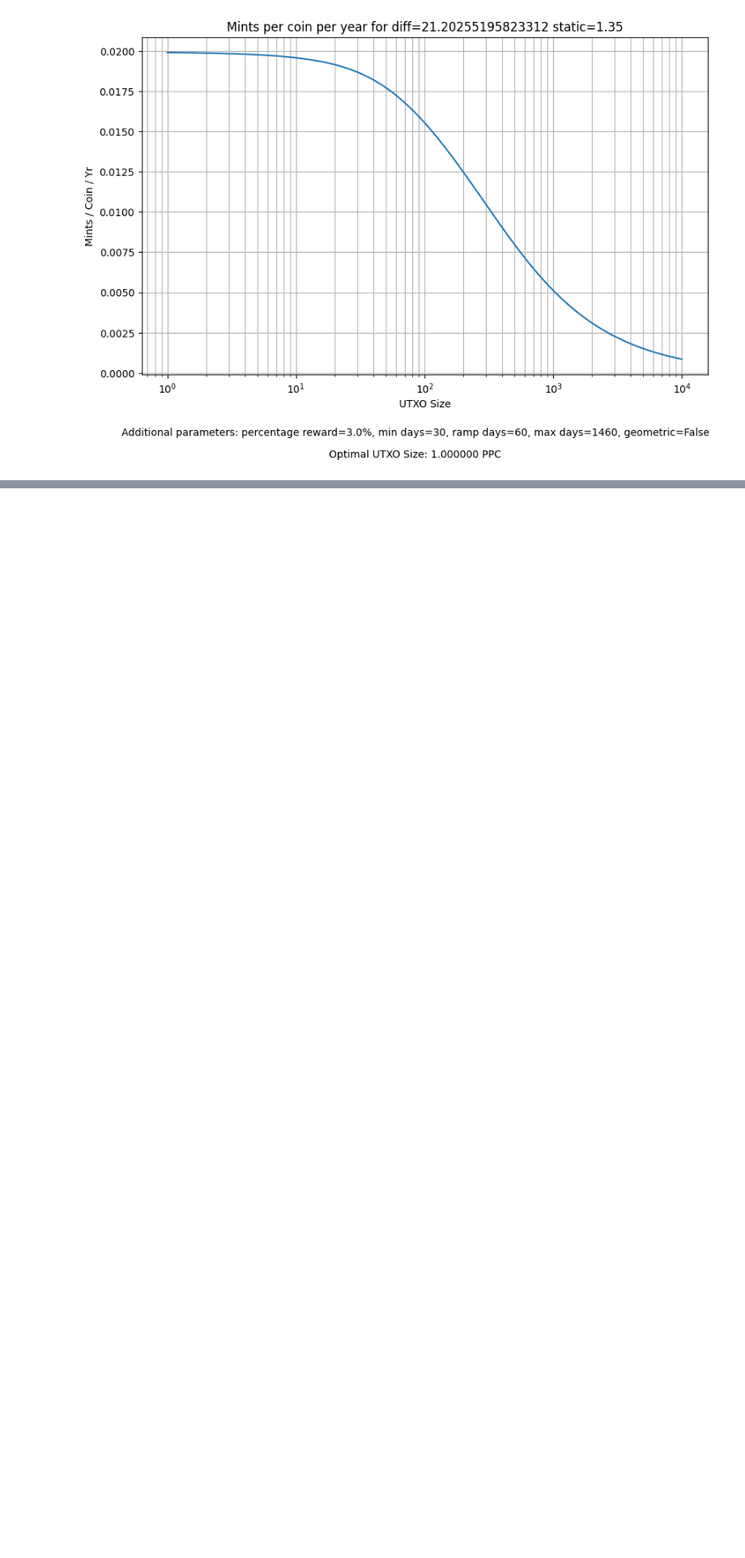
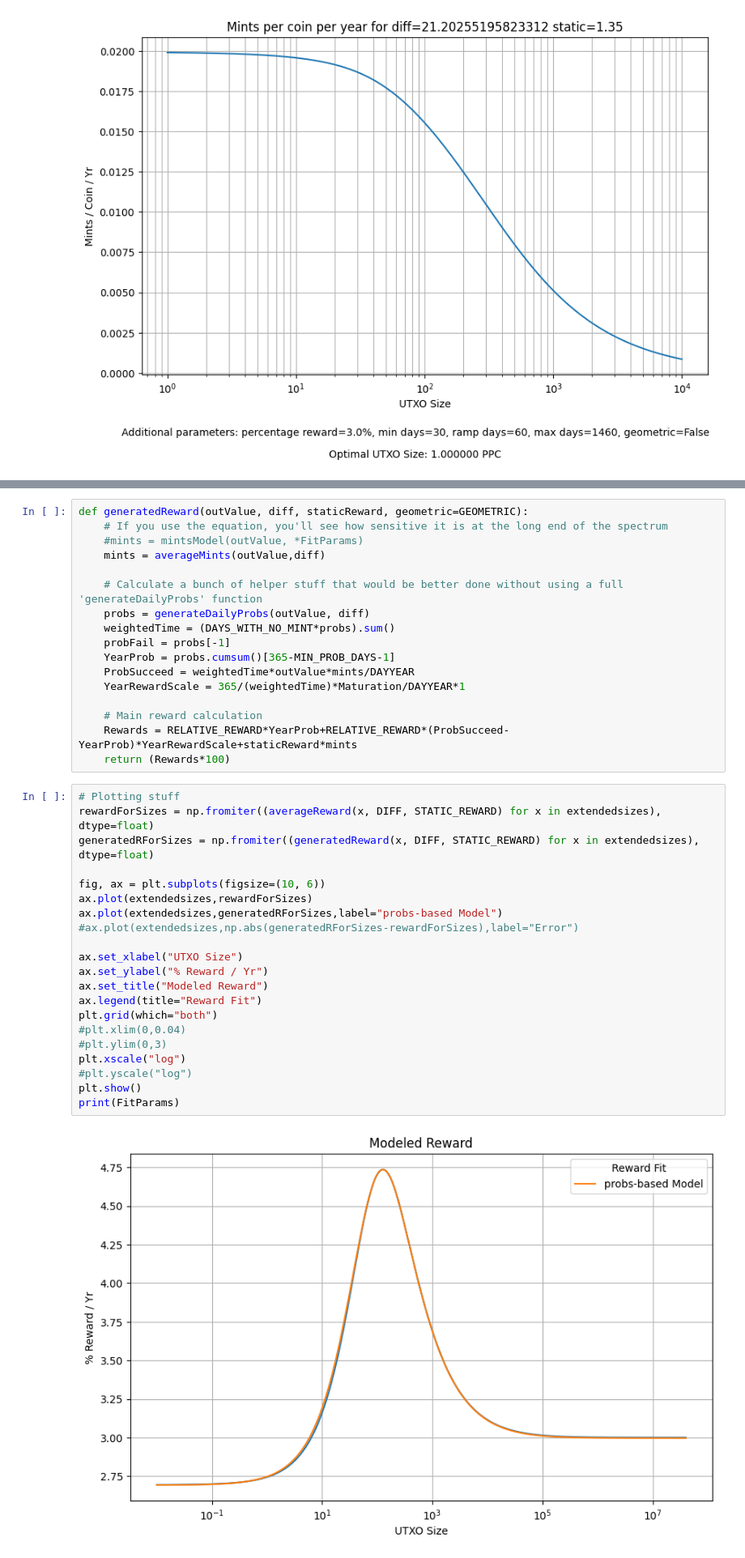
Before and after one commit to Nagalim/OptimumPeercoinUTXO, a Jupyter notebook: OptimumUTXO.ipynb, the cells around one changed output, grey strips where cells are left out. Shown: that part at 81% size. Saved outputs shown, nothing was run; the diff lists cells and outputs as text; blank space fills up the shorter version.

```diff
--- a/OptimumUTXO.ipynb
+++ b/OptimumUTXO.ipynb
@@ -181,0 +221,40 @@ plotResults(mintsForSizes, "Mints / Coin / Yr", f"Mints per coin per year for di
+# %%
+def generatedReward(outValue, diff, staticReward, geometric=GEOMETRIC):
+    # If you use the equation, you'll see how sensitive it is at the long end of the spectrum
+    #mints = mintsModel(outValue, *FitParams)
+    mints = averageMints(outValue,diff)
+
+    # Calculate a bunch of helper stuff that would be better done without using a full 'generateDailyProbs' function
+    probs = generateDailyProbs(outValue, diff)
+    weightedTime = (DAYS_WITH_NO_MINT*probs).sum()
+    probFail = probs[-1]
+    YearProb = probs.cumsum()[365-MIN_PROB_DAYS-1]
+    ProbSucceed = weightedTime*outValue*mints/DAYYEAR
+    YearRewardScale = 365/(weightedTime)*Maturation/DAYYEAR*1
+
+    # Main reward calculation
+    Rewards = RELATIVE_REWARD*YearProb+RELATIVE_REWARD*(ProbSucceed-YearProb)*YearRewardScale+staticReward*mints
+    return (Rewards*100)
+# %%
+# Plotting stuff
+rewardForSizes = np.fromiter((averageReward(x, DIFF, STATIC_REWARD) for x in extendedsizes), dtype=float)
+generatedRForSizes = np.fromiter((generatedReward(x, DIFF, STATIC_REWARD) for x in extendedsizes), dtype=float)
+
+fig, ax = plt.subplots(figsize=(10, 6))
+ax.plot(extendedsizes,rewardForSizes)
+ax.plot(extendedsizes,generatedRForSizes,label="probs-based Model")
+#ax.plot(extendedsizes,np.abs(generatedRForSizes-rewardForSizes),label="Error")
+
+ax.set_xlabel("UTXO Size")
+ax.set_ylabel("% Reward / Yr")
+ax.set_title("Modeled Reward")
+ax.legend(title="Reward Fit")
+plt.grid(which="both")
+#plt.xlim(0,0.04)
+#plt.ylim(0,3)
+plt.xscale("log")
+#plt.yscale("log")
+plt.show()
+print(FitParams)
+# %% [output]
+[figure, added]
```
Also changed, not shown: parts of 2 cells of this notebook.
